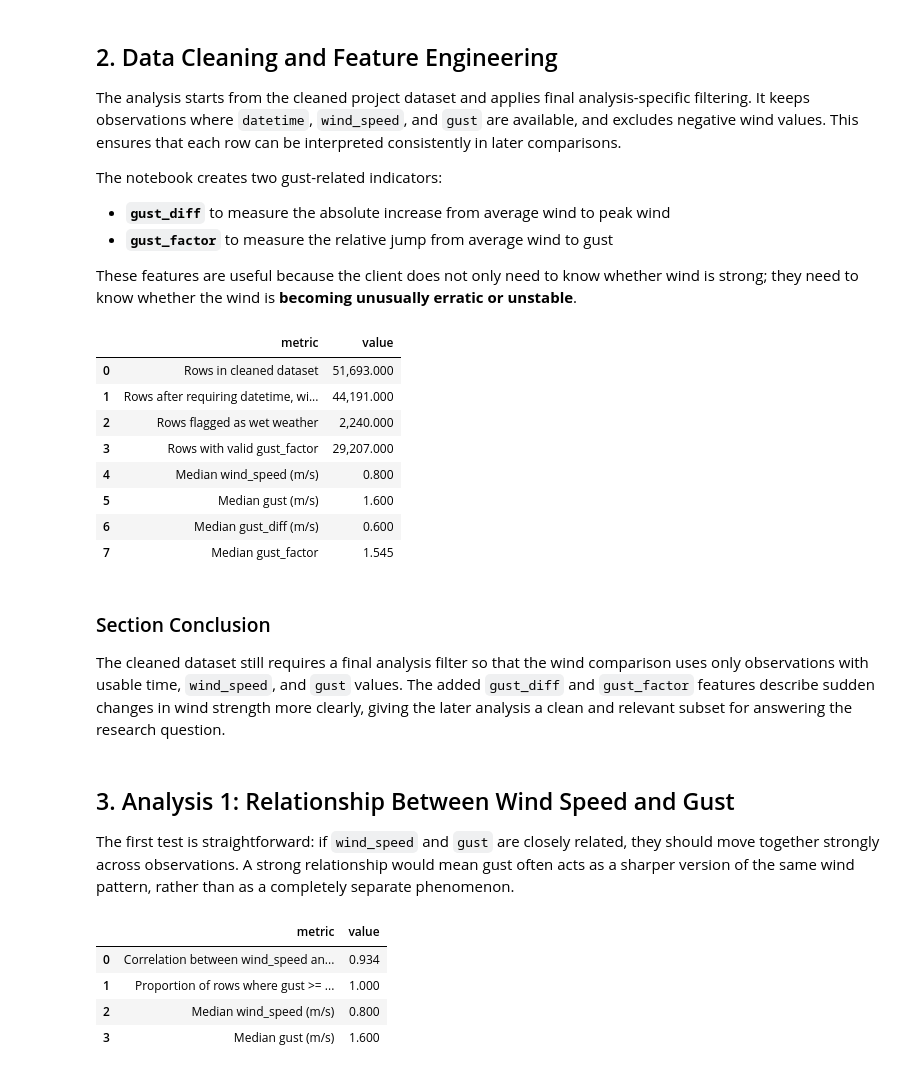
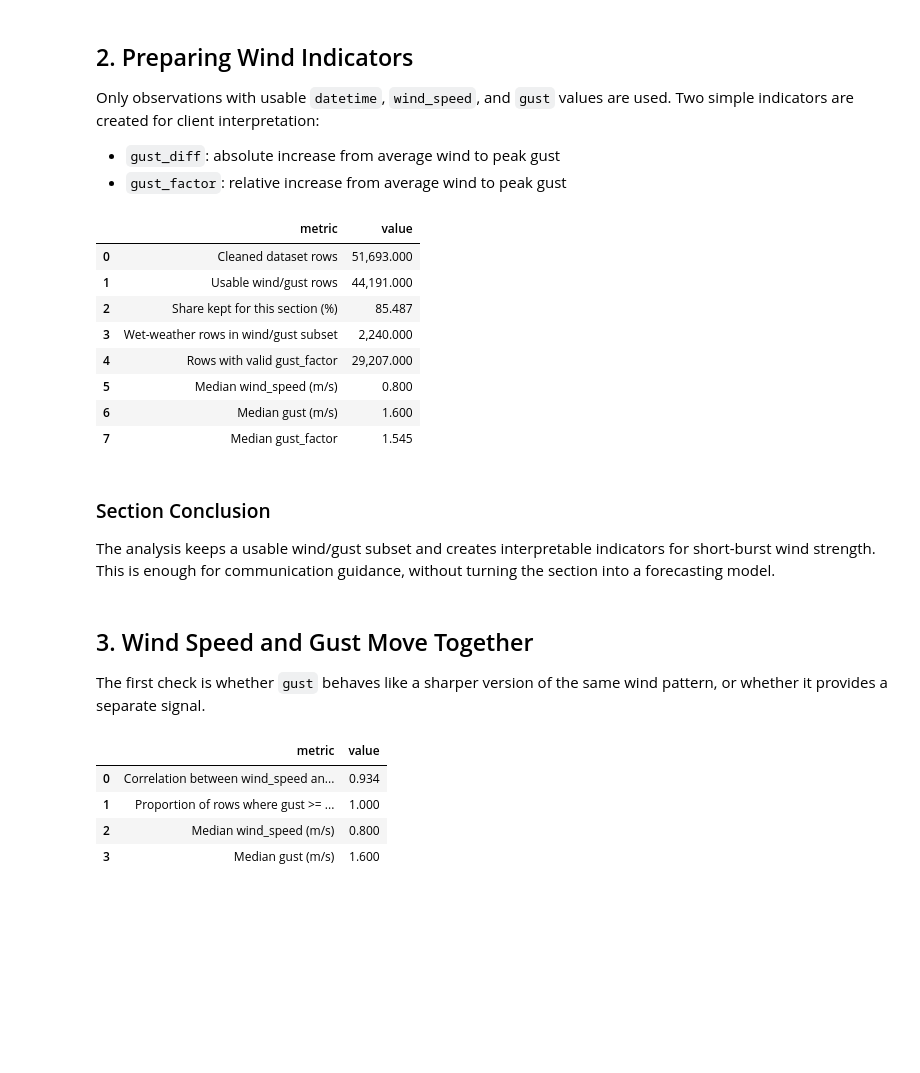
Before and after one commit to hyue3463-cloud/MWF-G2, a Jupyter notebook: develop-chen.ipynb, the cells around one changed output. Saved outputs shown, nothing was run; the diff lists cells and outputs as text; code cells hidden in the pictures; blank space fills up the shorter version.

```diff
--- a/develop-chen.ipynb
+++ b/develop-chen.ipynb
@@ -60,23 +41,17 @@ Matplotlib is building the font cache; this may take a moment.
 # %%
 def load_cleaned_weather(path: Path) -> pd.DataFrame:
-    """Load the cleaned project dataset.
-
-    The CSV has a one-line file title before the actual header, so the first row is skipped.
-    """
     df = pd.read_csv(path, skiprows=CSV_TITLE_ROWS)
     df['datetime'] = pd.to_datetime(df['datetime'], errors='coerce')
     return df
 
 
 def prepare_weather_subset(df: pd.DataFrame) -> pd.DataFrame:
-    """Prepare the wind-focused analysis table from the cleaned weather dataset."""
     cols = ['datetime', 'pressure', 'wind_speed', 'gust', 'precipitation_rate']
     weather = df[cols].copy()
 
     weather = weather.dropna(subset=['datetime', 'wind_speed', 'gust']).copy()
     weather = weather[(weather['wind_speed'] >= 0) & (weather['gust'] >= 0)].copy()
 
-    # Create simple indicators that match the research question.
     weather['wet_weather'] = weather['precipitation_rate'].fillna(0) > 0
     weather['gust_diff'] = weather['gust'] - weather['wind_speed']
     weather['gust_factor'] = np.where(weather['wind_speed'] > 0, weather['gust'] / weather['wind_speed'], np.nan)
@@ -88,13 +63,4 @@ def prepare_weather_subset(df: pd.DataFrame) -> pd.DataFrame:
 raw_df = load_cleaned_weather(DATA_PATH)
 analysis_df = prepare_weather_subset(raw_df)
 
-missing_summary = raw_df[['datetime', 'wind_speed', 'gust', 'pressure', 'precipitation_rate']].isna().sum().rename('missing_count').to_frame()
-
-print(f'Rows in cleaned dataset: {len(raw_df):,}')
-print(f'Rows kept for wind/gust analysis: {len(analysis_df):,}')
-print(f'Share of cleaned dataset kept: {len(analysis_df) / len(raw_df):.1%}')
-print()
-print('Missing values in key variables before final analysis filtering:')
-display(missing_summary)
-print('Preview of the prepared analysis table:')
-display(analysis_df.head())
+analysis_share = len(analysis_df) / len(raw_df)
@@ -120,57 +67,53 @@ Preview of the prepared analysis table:
 # %% [markdown]
-## 2. Data Cleaning and Feature Engineering
+## 2. Preparing Wind Indicators
 
-The analysis starts from the cleaned project dataset and applies final analysis-specific filtering. It keeps observations where `datetime`, `wind_speed`, and `gust` are available, and excludes negative wind values. This ensures that each row can be interpreted consistently in later comparisons.
+Only observations with usable `datetime`, `wind_speed`, and `gust` values are used. Two simple indicators are created for client interpretation:
 
-The notebook creates two gust-related indicators:
-
-- **`gust_diff`** to measure the absolute increase from average wind to peak wind
-- **`gust_factor`** to measure the relative jump from average wind to gust
-
-These features are useful because the client does not only need to know whether wind is strong; they need to know whether the wind is **becoming unusually erratic or unstable**.
+- `gust_diff`: absolute increase from average wind to peak gust
+- `gust_factor`: relative increase from average wind to peak gust
 # %%
 cleaning_summary = pd.DataFrame({
     'metric': [
-        'Rows in cleaned dataset',
-        'Rows after requiring datetime, wind_speed and gust',
-        'Rows flagged as wet weather',
+        'Cleaned dataset rows',
+        'Usable wind/gust rows',
+        'Share kept for this section (%)',
+        'Wet-weather rows in wind/gust subset',
         'Rows with valid gust_factor',
         'Median wind_speed (m/s)',
         'Median gust (m/s)',
-        'Median gust_diff (m/s)',
         'Median gust_factor'
     ],
     'value': [
         len(raw_df),
         len(analysis_df),
+        analysis_share * 100,
         int(analysis_df['wet_weather'].sum()),
         int(analysis_df['gust_factor'].notna().sum()),
         analysis_df['wind_speed'].median(),
         analysis_df['gust'].median(),
-        analysis_df['gust_diff'].median(),
         analysis_df['gust_factor'].median(),
     ]
 })
 
 display(cleaning_summary)
 # %% [output]
 |  | metric | value |
-| 0 | Rows in cleaned dataset | 51,693.000 |
-| 1 | Rows after requiring datetime, wi... | 44,191.000 |
-| 2 | Rows flagged as wet weather | 2,240.000 |
-| 3 | Rows with valid gust_factor | 29,207.000 |
-| 4 | Median wind_speed (m/s) | 0.800 |
-| 5 | Median gust (m/s) | 1.600 |
-| 6 | Median gust_diff (m/s) | 0.600 |
+| 0 | Cleaned dataset rows | 51,693.000 |
+| 1 | Usable wind/gust rows | 44,191.000 |
+| 2 | Share kept for this section (%) | 85.487 |
+| 3 | Wet-weather rows in wind/gust subset | 2,240.000 |
+| 4 | Rows with valid gust_factor | 29,207.000 |
+| 5 | Median wind_speed (m/s) | 0.800 |
+| 6 | Median gust (m/s) | 1.600 |
 | 7 | Median gust_factor | 1.545 |
 # %% [markdown]
 ### Section Conclusion
 
-The cleaned dataset still requires a final analysis filter so that the wind comparison uses only observations with usable time, `wind_speed`, and `gust` values. The added `gust_diff` and `gust_factor` features describe sudden changes in wind strength more clearly, giving the later analysis a clean and relevant subset for answering the research question.
+The analysis keeps a usable wind/gust subset and creates interpretable indicators for short-burst wind strength. This is enough for communication guidance, without turning the section into a forecasting model.
 # %% [markdown]
-## 3. Analysis 1: Relationship Between Wind Speed and Gust
+## 3. Wind Speed and Gust Move Together
 
-The first test is straightforward: if `wind_speed` and `gust` are closely related, they should move together strongly across observations. A strong relationship would mean gust often acts as a sharper version of the same wind pattern, rather than as a completely separate phenomenon.
+The first check is whether `gust` behaves like a sharper version of the same wind pattern, or whether it provides a separate signal.
 # %%
 correlation = analysis_df['wind_speed'].corr(analysis_df['gust'])
 prop_gust_ge_wind = (analysis_df['gust'] >= analysis_df['wind_speed']).mean()
```
Also changed, not shown: parts of 11 cells of this notebook.
